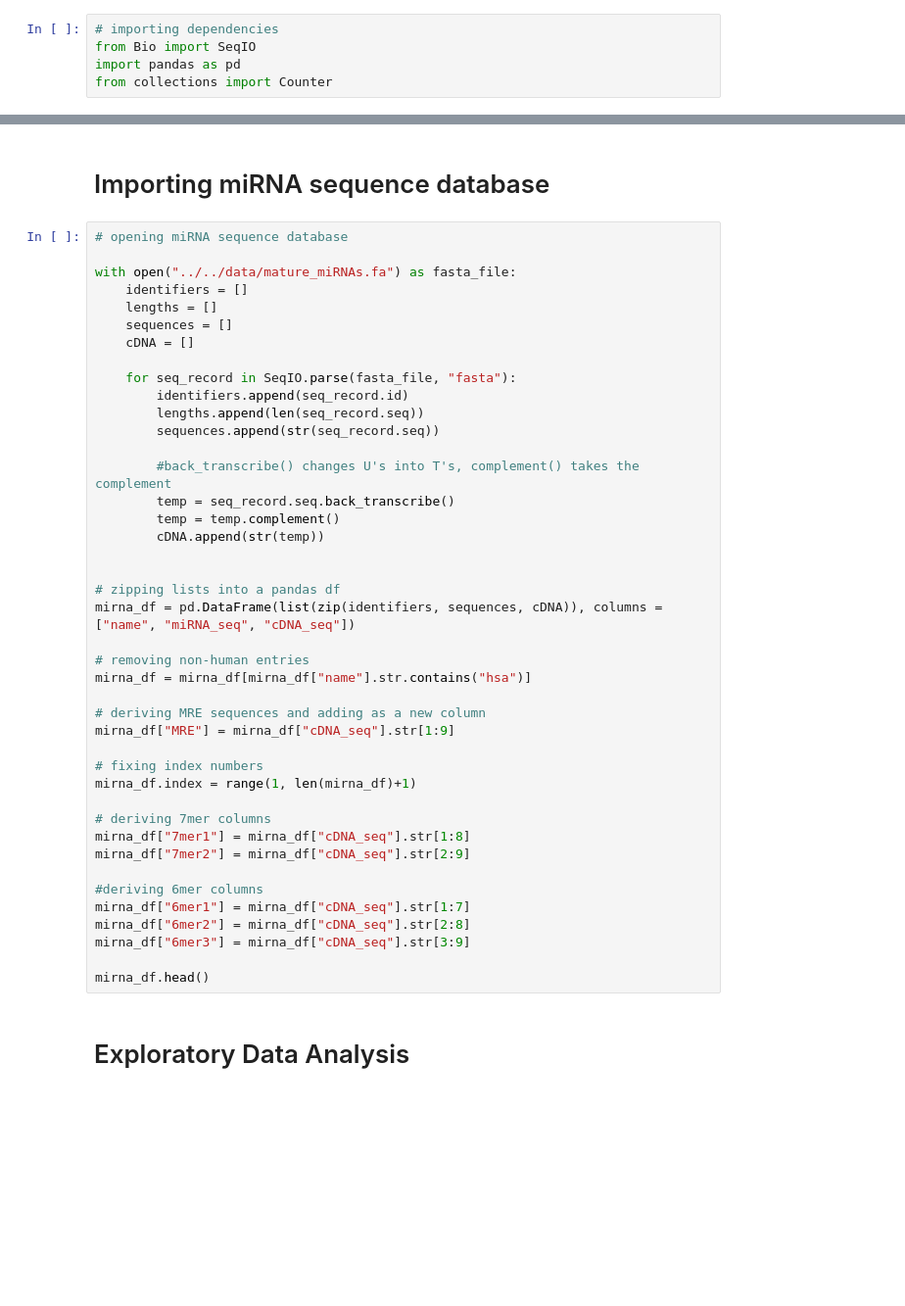
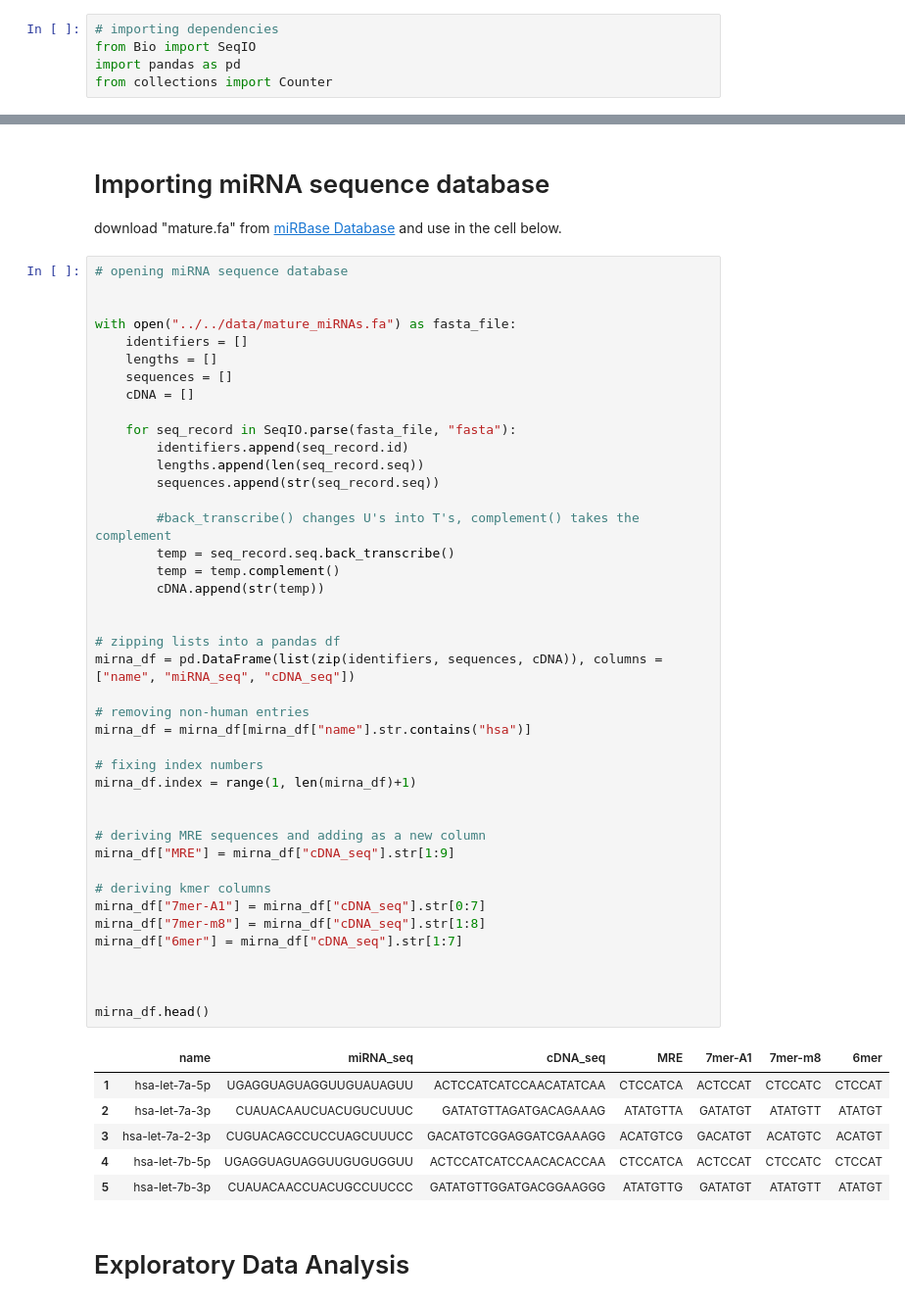
Before and after one commit to TasbasMN/Thesis, a Jupyter notebook: notebooks/week5/mirna.ipynb, the cells around one changed output, grey strips where cells are left out. Shown: that part at 98% size. Drawn from its saved outputs; the diff is of its cells as text; blank space fills up the shorter version.

```diff
--- a/notebooks/week5/mirna.ipynb
+++ b/notebooks/week5/mirna.ipynb
@@ -17,50 +17,59 @@ with open ("../../data/bcl2_3utr.fasta") as f:
 
     # string containing whole sequence
     sequence = "".join(transcripts)
-# %% [markdown]
-# Importing miRNA sequence database
+# %% [markdown]
+# Importing miRNA sequence database
+
+download "mature.fa" from [miRBase Database](https://www.mirbase.org/ftp.shtml) and use in the cell below.
 # %%
 # opening miRNA sequence database
+
 
 with open("../../data/mature_miRNAs.fa") as fasta_file:
     identifiers = []
     lengths = []
     sequences = []
     cDNA = []
 
     for seq_record in SeqIO.parse(fasta_file, "fasta"):
         identifiers.append(seq_record.id)
         lengths.append(len(seq_record.seq))
         sequences.append(str(seq_record.seq))
 
         #back_transcribe() changes U's into T's, complement() takes the complement
         temp = seq_record.seq.back_transcribe()
         temp = temp.complement()
         cDNA.append(str(temp))
 
 
 # zipping lists into a pandas df
 mirna_df = pd.DataFrame(list(zip(identifiers, sequences, cDNA)), columns = ["name", "miRNA_seq", "cDNA_seq"])
 
 # removing non-human entries
 mirna_df = mirna_df[mirna_df["name"].str.contains("hsa")]
 
+# fixing index numbers
+mirna_df.index = range(1, len(mirna_df)+1)
+
+
 # deriving MRE sequences and adding as a new column
 mirna_df["MRE"] = mirna_df["cDNA_seq"].str[1:9]
 
-# fixing index numbers
-mirna_df.index = range(1, len(mirna_df)+1)
+# deriving kmer columns
+mirna_df["7mer-A1"] = mirna_df["cDNA_seq"].str[0:7]
+mirna_df["7mer-m8"] = mirna_df["cDNA_seq"].str[1:8]
+mirna_df["6mer"] = mirna_df["cDNA_seq"].str[1:7]
 
-# deriving 7mer columns
-mirna_df["7mer1"] = mirna_df["cDNA_seq"].str[1:8]
-mirna_df["7mer2"] = mirna_df["cDNA_seq"].str[2:9]
 
-#deriving 6mer columns
-mirna_df["6mer1"] = mirna_df["cDNA_seq"].str[1:7]
-mirna_df["6mer2"] = mirna_df["cDNA_seq"].str[2:8]
-mirna_df["6mer3"] = mirna_df["cDNA_seq"].str[3:9]
 
 mirna_df.head()
+# %% [output]
+|  | name | miRNA_seq | cDNA_seq | MRE | 7mer-A1 | 7mer-m8 | 6mer |
+| 1 | hsa-let-7a-5p | UGAGGUAGUAGGUUGUAUAGUU | ACTCCATCATCCAACATATCAA | CTCCATCA | ACTCCAT | CTCCATC | CTCCAT |
+| 2 | hsa-let-7a-3p | CUAUACAAUCUACUGUCUUUC | GATATGTTAGATGACAGAAAG | ATATGTTA | GATATGT | ATATGTT | ATATGT |
+| 3 | hsa-let-7a-2-3p | CUGUACAGCCUCCUAGCUUUCC | GACATGTCGGAGGATCGAAAGG | ACATGTCG | GACATGT | ACATGTC | ACATGT |
+| 4 | hsa-let-7b-5p | UGAGGUAGUAGGUUGUGUGGUU | ACTCCATCATCCAACACACCAA | CTCCATCA | ACTCCAT | CTCCATC | CTCCAT |
+| 5 | hsa-let-7b-3p | CUAUACAACCUACUGCCUUCCC | GATATGTTGGATGACGGAAGGG | ATATGTTG | GATATGT | ATATGTT | ATATGT |
 # %% [markdown]
 # Exploratory Data Analysis
 # %%
```
Also changed, not shown: parts of 12 cells of this notebook.
